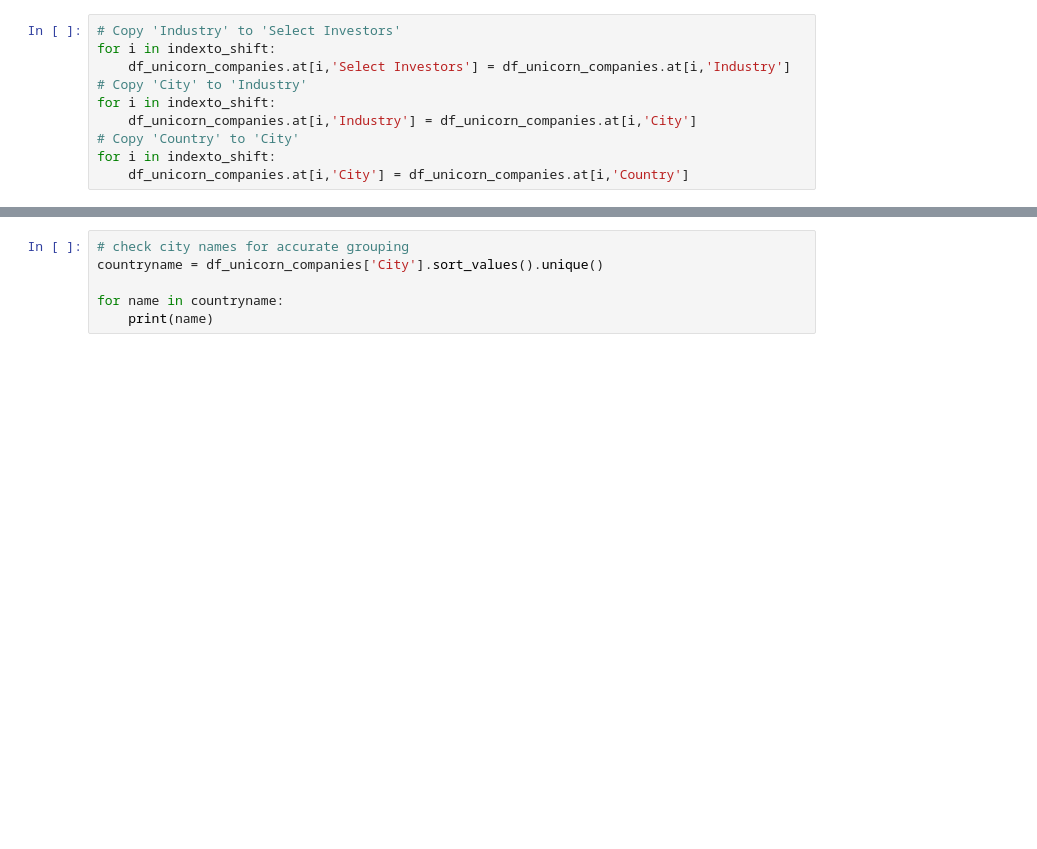
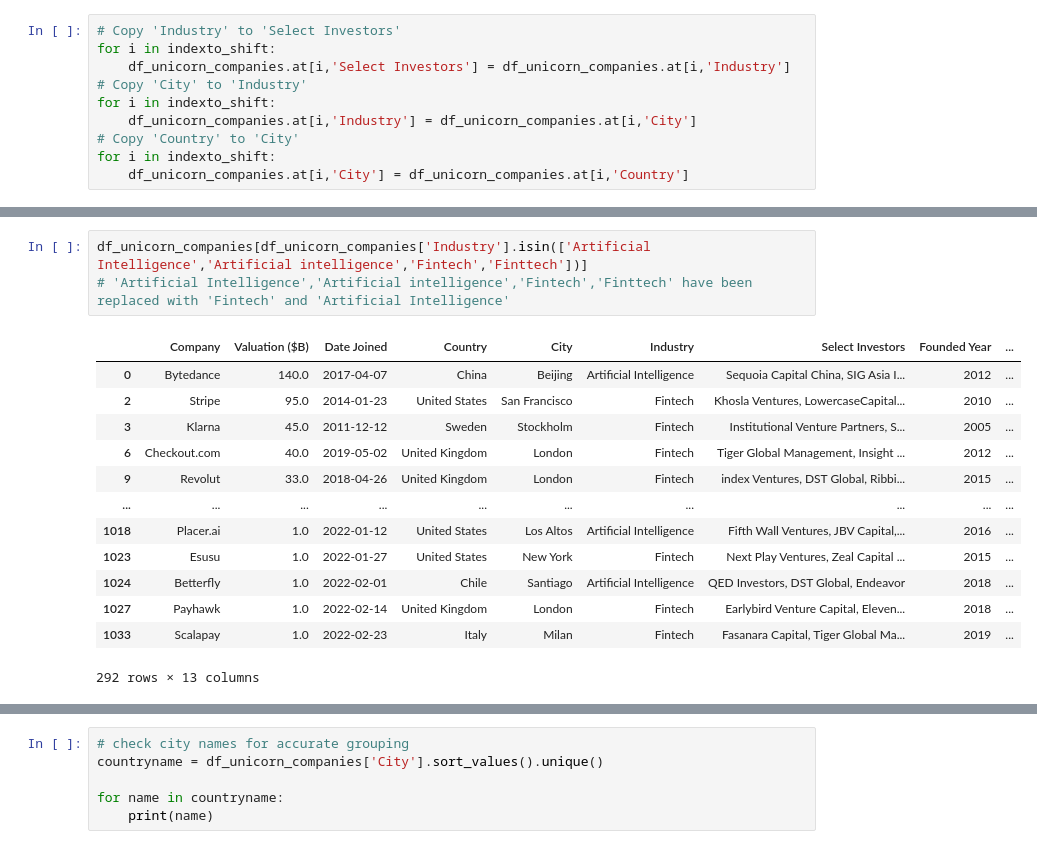
Before and after one commit to kieran-molloy/UCDPA_kieranmolloy, a Jupyter notebook: UnicornCompanies_v3.ipynb, the cells around one changed output, grey strips where cells are left out. Cells and saved outputs as stored; diff of their text form; blank space fills up the shorter version.

```diff
--- a/UnicornCompanies_v3.ipynb
+++ b/UnicornCompanies_v3.ipynb
@@ -492,0 +273,17 @@ df_unicorn_companies
+# %%
+df_unicorn_companies[df_unicorn_companies['Industry'].isin(['Artificial Intelligence','Artificial intelligence','Fintech','Finttech'])]
+# 'Artificial Intelligence','Artificial intelligence','Fintech','Finttech' have been replaced with 'Fintech' and 'Artificial Intelligence'
+# %% [output]
+|  | Company | Valuation ($B) | Date Joined | Country | City | Industry | Select Investors | Founded Year | ... |
+| 0 | Bytedance | 140.0 | 2017-04-07 | China | Beijing | Artificial Intelligence | Sequoia Capital China, SIG Asia I... | 2012 | ... |
+| 2 | Stripe | 95.0 | 2014-01-23 | United States | San Francisco | Fintech | Khosla Ventures, LowercaseCapital... | 2010 | ... |
+| 3 | Klarna | 45.0 | 2011-12-12 | Sweden | Stockholm | Fintech | Institutional Venture Partners, S... | 2005 | ... |
+| 6 | Checkout.com | 40.0 | 2019-05-02 | United Kingdom | London | Fintech | Tiger Global Management, Insight ... | 2012 | ... |
+| 9 | Revolut | 33.0 | 2018-04-26 | United Kingdom | London | Fintech | index Ventures, DST Global, Ribbi... | 2015 | ... |
+| ... | ... | ... | ... | ... | ... | ... | ... | ... | ... |
+| 1018 | Placer.ai | 1.0 | 2022-01-12 | United States | Los Altos | Artificial Intelligence | Fifth Wall Ventures, JBV Capital,... | 2016 | ... |
+| 1023 | Esusu | 1.0 | 2022-01-27 | United States | New York | Fintech | Next Play Ventures, Zeal Capital ... | 2015 | ... |
+| 1024 | Betterfly | 1.0 | 2022-02-01 | Chile | Santiago | Artificial Intelligence | QED Investors, DST Global, Endeavor | 2018 | ... |
+| 1027 | Payhawk | 1.0 | 2022-02-14 | United Kingdom | London | Fintech | Earlybird Venture Capital, Eleven... | 2018 | ... |
+| 1033 | Scalapay | 1.0 | 2022-02-23 | Italy | Milan | Fintech | Fasanara Capital, Tiger Global Ma... | 2019 | ... |
+292 rows × 13 columns
```
Also changed, not shown: parts of 32 cells of this notebook.
